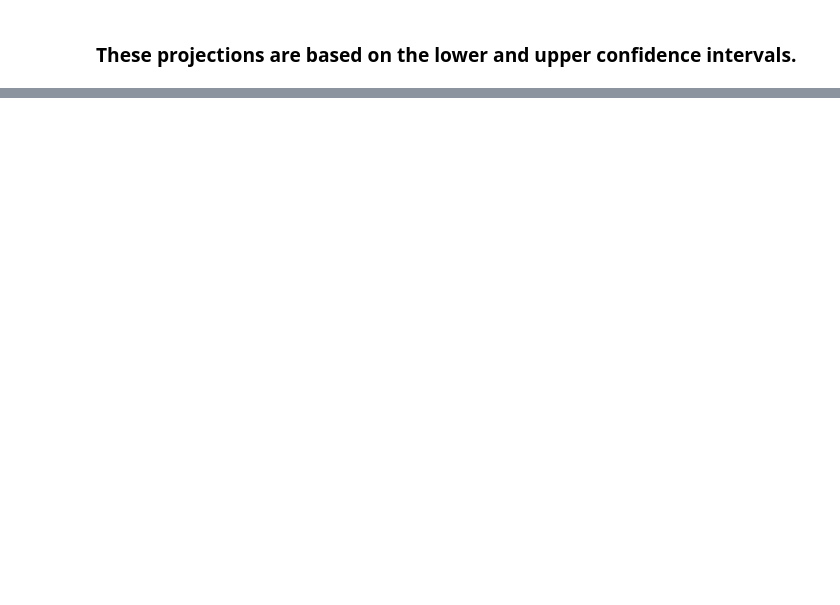
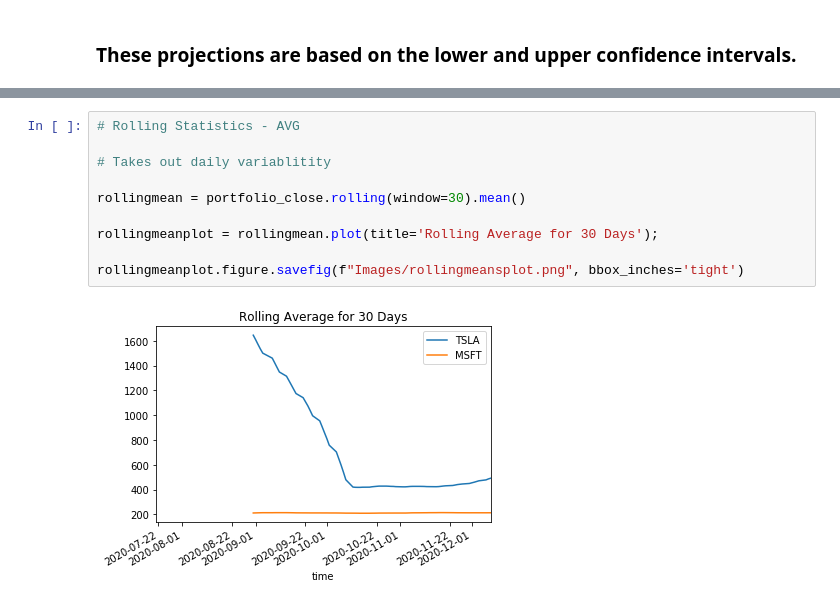
Before and after one commit to GregoryRash6/Custom_Portfolio_Analysis, a Jupyter notebook: gregory.ipynb, the cells around one changed output, grey strips where cells are left out. Cells and saved outputs as stored; diff of their text form; blank space fills up the shorter version.

```diff
--- a/gregory.ipynb
+++ b/gregory.ipynb
@@ -144,0 +228,12 @@ over the next 10 years will end within in the range of $0.28 and $2945.35
+# %%
+# Rolling Statistics - AVG
+
+# Takes out daily variablitity
+
+rollingmean = portfolio_close.rolling(window=30).mean()
+
+rollingmeanplot = rollingmean.plot(title='Rolling Average for 30 Days');
+
+rollingmeanplot.figure.savefig(f"Images/rollingmeansplot.png", bbox_inches='tight')
+# %% [output]
+[figure, added]
```
Also changed, not shown: parts of 23 cells of this notebook, 8 other files.
